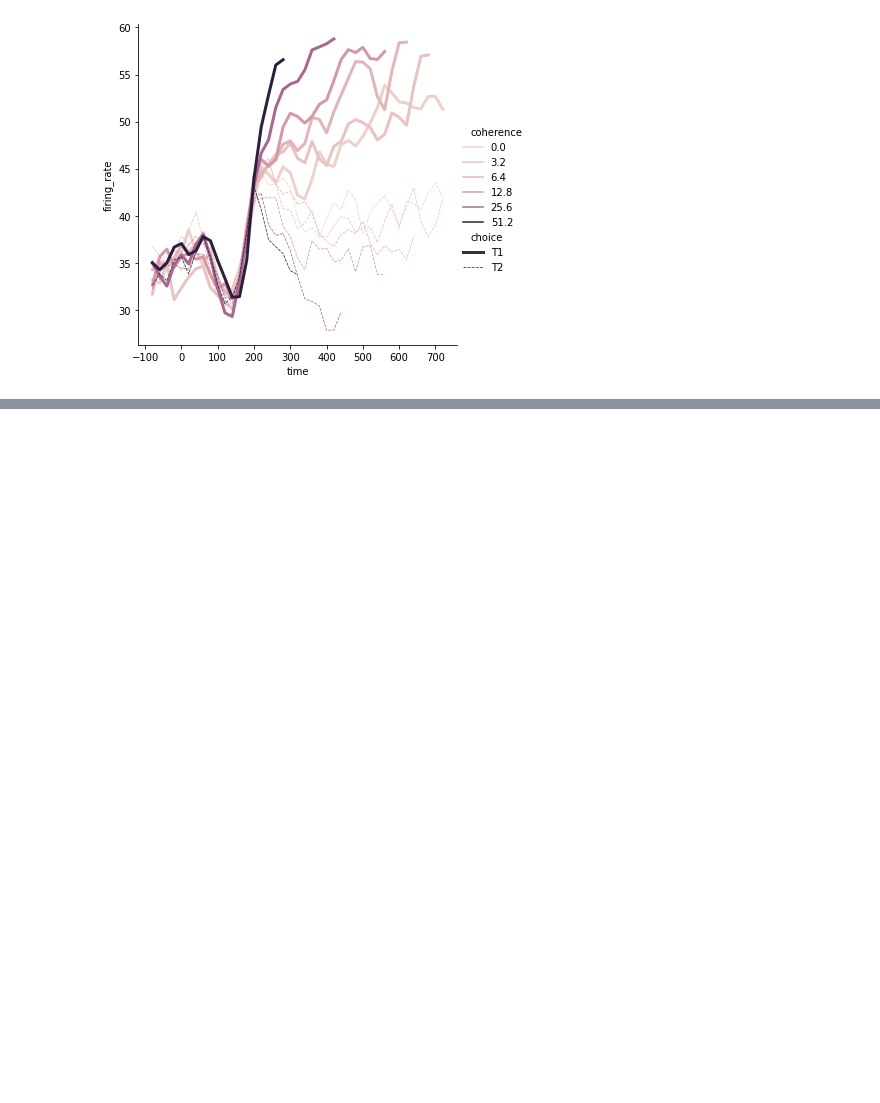
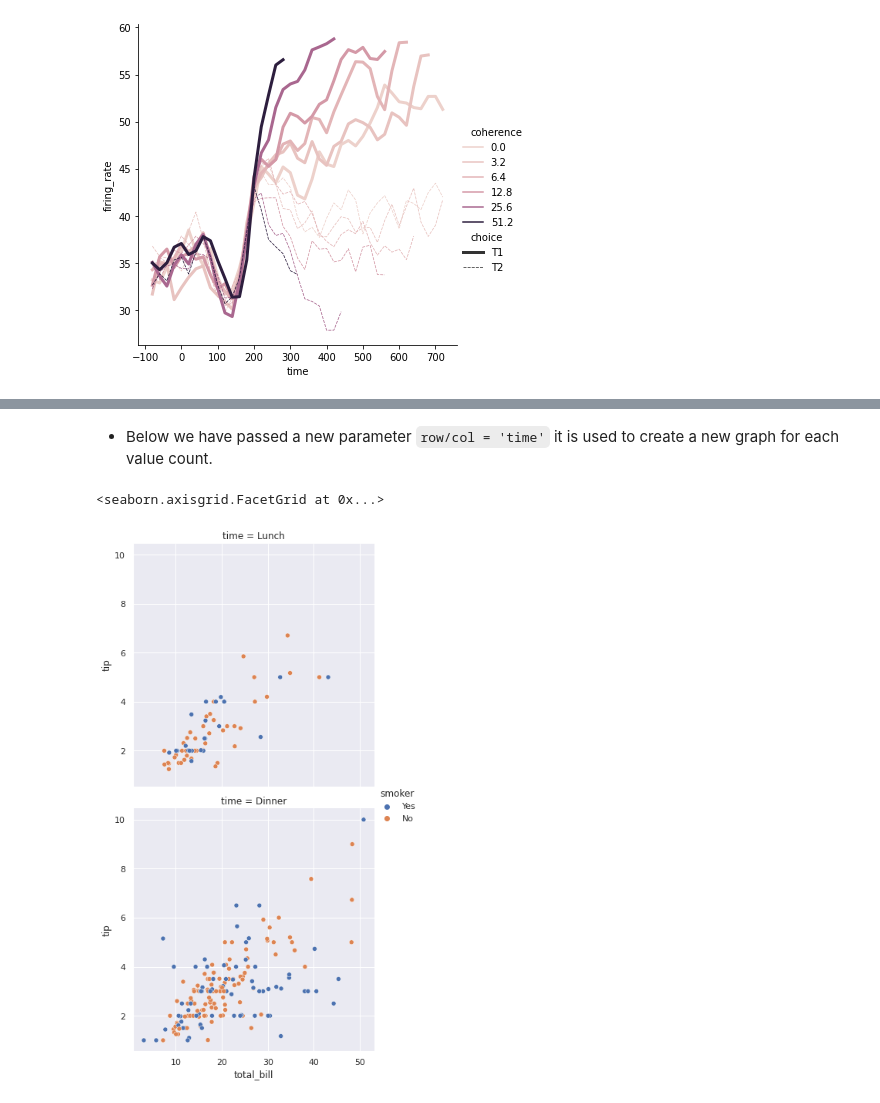
Before and after one commit to lakshit2808/ML-Tool-Kit, a Jupyter notebook: Data_Visualization/Seaborn/seaborn.ipynb, the cells around one changed output, grey strips where cells are left out. Cells and saved outputs as stored; diff of their text form; code cells hidden in the pictures; blank space fills up the shorter version.

```diff
--- a/Data_Visualization/Seaborn/seaborn.ipynb
+++ b/Data_Visualization/Seaborn/seaborn.ipynb
@@ -19,6 +20,7 @@ sns.set(style="darkgrid")
 # %% [markdown]
 - `sns.load_dataset('tips')` Here we are loading the sample dataset which are provided by seaborn by default.
 # %%
+tips = sns.load_dataset('tips')
 df = sns.load_dataset('tips')
 df
 # %% [output]
@@ -167,0 +188,7 @@ sns.relplot(x ='time', y = 'firing_rate', data = df, kind = 'line', hue = 'coher
+# %% [markdown]
+- Below we have passed a new parameter `row/col = 'time'` it is used to create a new graph for each value count.
+# %%
+sns.relplot(x = 'total_bill', y = 'tip',data = tips,hue='smoker', row='time')
+# %% [output]
+<seaborn.axisgrid.FacetGrid at 0x...>
+[figure, added]
```
Also changed, not shown: parts of 40 cells of this notebook.
